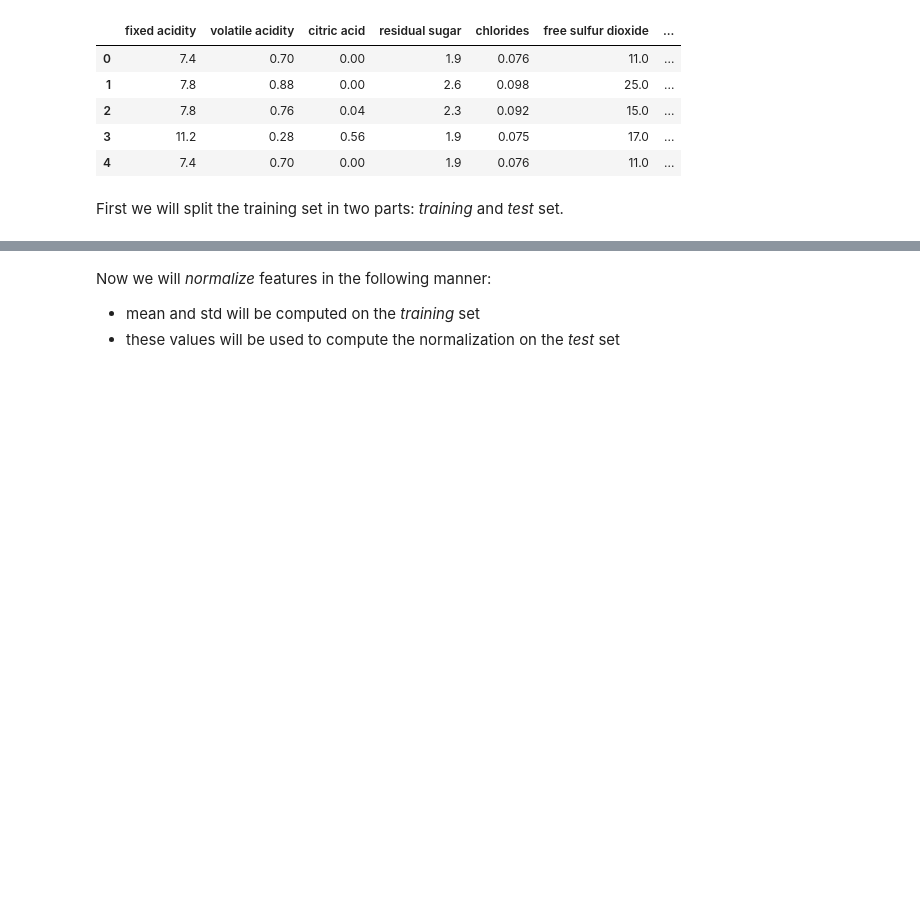
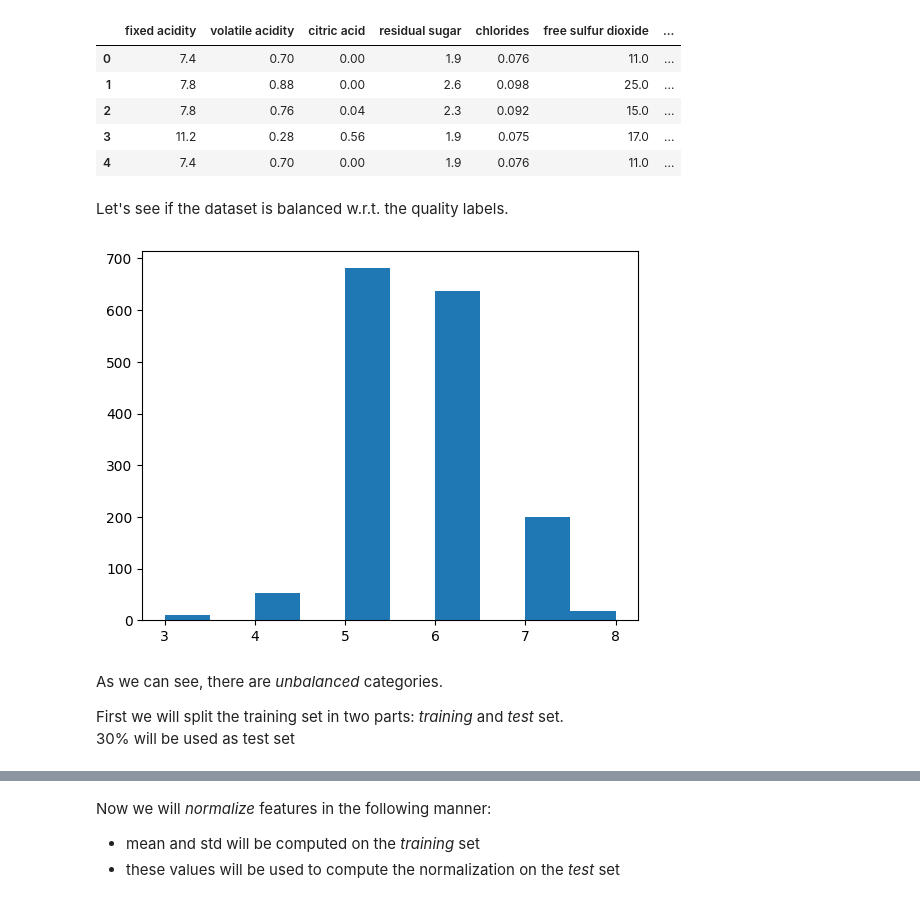
Before and after one commit to lorenzozanolin/DeepLearningLab, a Jupyter notebook: Exercises/Exercise 2/Regression/simple-regression.ipynb, the cells around one changed output, grey strips where cells are left out. Drawn from its saved outputs; the diff is of its cells as text; code cells hidden in the pictures; blank space fills up the shorter version.

```diff
--- a/Exercises/Exercise 2/Regression/simple-regression.ipynb
+++ b/Exercises/Exercise 2/Regression/simple-regression.ipynb
@@ -43,6 +45,16 @@ train_data.head()
 | 2 | 7.8 | 0.76 | 0.04 | 2.3 | 0.092 | 15.0 | ... |
 | 3 | 11.2 | 0.28 | 0.56 | 1.9 | 0.075 | 17.0 | ... |
 | 4 | 7.4 | 0.70 | 0.00 | 1.9 | 0.076 | 11.0 | ... |
+# %% [markdown]
+Let's see if the dataset is balanced w.r.t. the quality labels.
+# %%
+plt.hist(train_data.values[:,-1])   #plotting the last column of the dataset
+plt.show()
+# %% [output]
+[figure, added]
 # %% [markdown]
-First we will split the training set in two parts: *training* and *test* set.
+As we can see, there are _unbalanced_ categories.
+
+First we will split the training set in two parts: *training* and *test* set. \
+30% will be used as test set
 # %%
```
Also changed, not shown: parts of 13 cells of this notebook.
